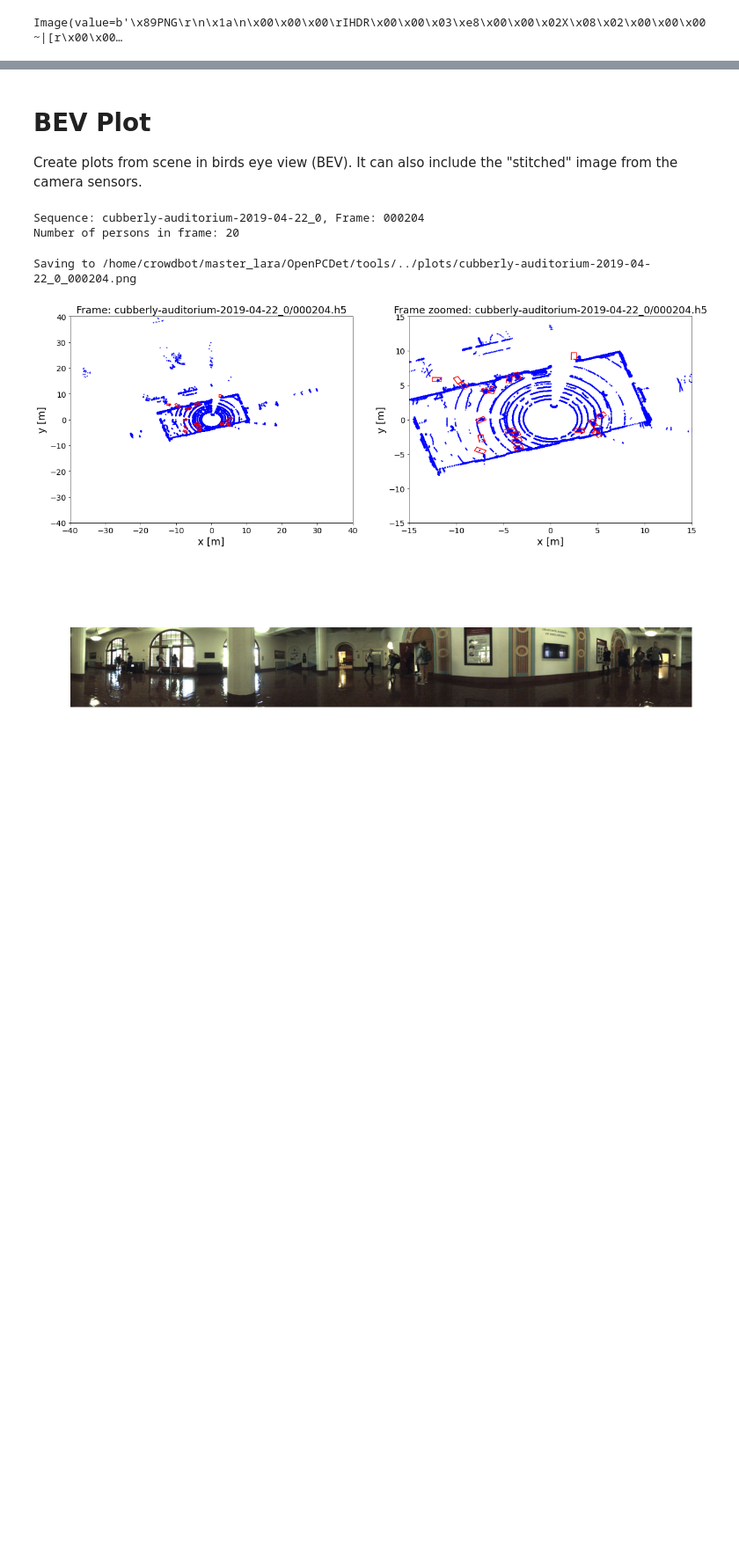
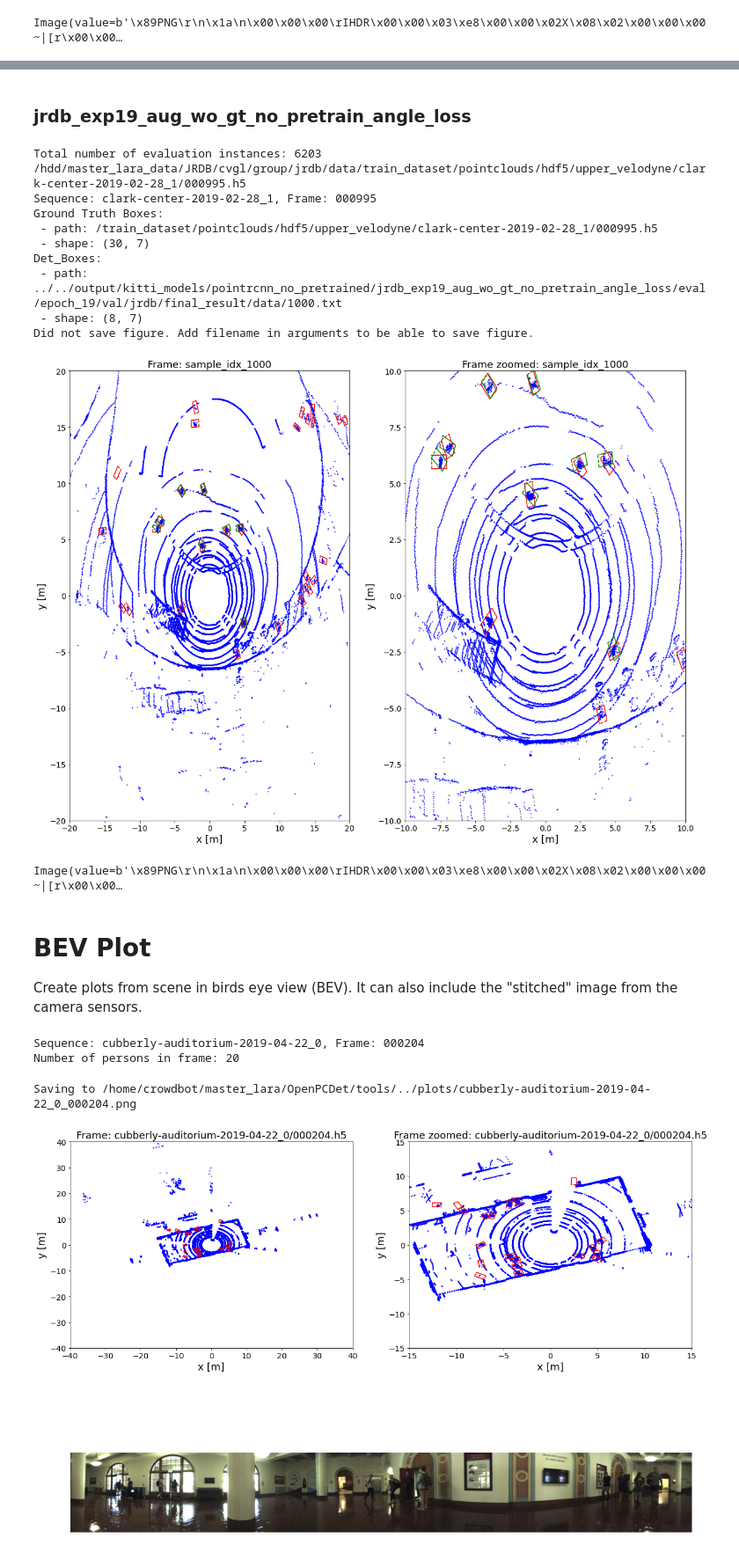
Before and after one commit to brudermueller/OpenPCDet, a Jupyter notebook: tools/visual_utils/JRDB_visualization.ipynb, the cells around one changed output, grey strips where cells are left out. Shown at 88% size. Saved outputs shown, nothing was run; the diff lists cells and outputs as text; code cells hidden in the pictures; blank space fills up the shorter version.

```diff
--- a/tools/visual_utils/JRDB_visualization.ipynb
+++ b/tools/visual_utils/JRDB_visualization.ipynb
@@ -474,0 +554,24 @@ name = '{}_{}_epoch{}_idx{}'.format(experiment, val_tag, epoch, idx)
+# %% [markdown]
+### jrdb_exp19_aug_wo_gt_no_pretrain_angle_loss
+# %%
+OUTPUT_PATH = os.path.join('../../', 'output/kitti_models/pointrcnn_no_pretrained/') # model detections
+epoch = 19
+experiment = 'jrdb_exp19_aug_wo_gt_no_pretrain_angle_loss'
+val_tag = 'jrdb'
+fig2 = evaluate_detections(idx, epoch, experiment, val_tag, ax_lims=ax_lims)
+# %% [output]
+Total number of evaluation instances: 6203
+/hdd/master_lara_data/JRDB/cvgl/group/jrdb/data/train_dataset/pointclouds/hdf5/upper_velodyne/clark-center-2019-02-28_1/000995.h5
+Sequence: clark-center-2019-02-28_1, Frame: 000995
+Ground Truth Boxes:
+ - path: /train_dataset/pointclouds/hdf5/upper_velodyne/clark-center-2019-02-28_1/000995.h5
+ - shape: (30, 7)
+Det_Boxes:
+ - path: ../../output/kitti_models/pointrcnn_no_pretrained/jrdb_exp19_aug_wo_gt_no_pretrain_angle_loss/eval/epoch_19/val/jrdb/final_result/data/1000.txt
+ - shape: (8, 7)
+Did not save figure. Add filename in arguments to be able to save figure.
+[figure, added]
+# %%
+fig2
+# %% [output]
+Image(value=b'\x89PNG\r\n\x1a\n\x00\x00\x00\rIHDR\x00\x00\x03\xe8\x00\x00\x02X\x08\x02\x00\x00\x00~|[r\x00\x00…
```
Also changed, not shown: parts of 32 cells of this notebook, 2 other files.
